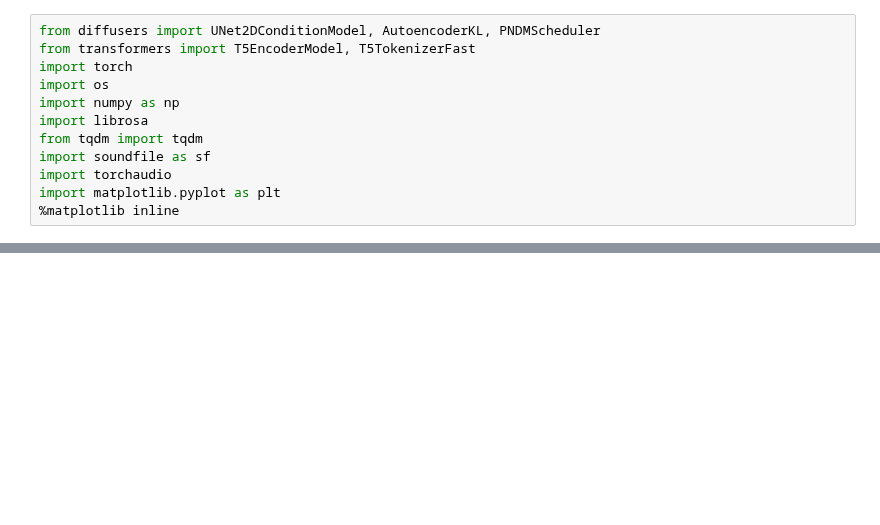
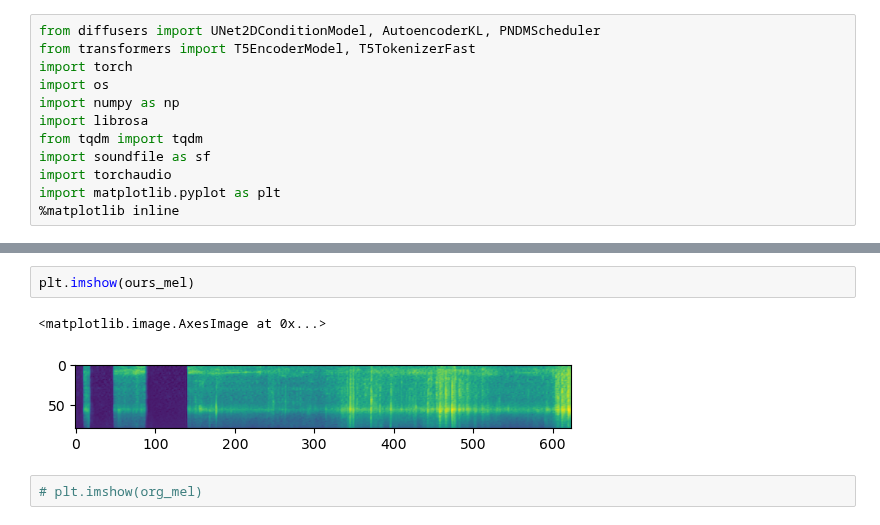
Before and after one commit to HeCheng0625/AudioEditing, a Jupyter notebook: baseline.ipynb, the cells around one changed output, grey strips where cells are left out. Cells and saved outputs as stored; diff of their text form; blank space fills up the shorter version.

```diff
--- a/baseline.ipynb
+++ b/baseline.ipynb
@@ -121,0 +51,7 @@ plt.imshow(mel_src)
+# %%
+plt.imshow(ours_mel)
+# %% [output]
+<matplotlib.image.AxesImage at 0x...>
+[figure, added]
+# %%
+# plt.imshow(org_mel)
```
Also changed, not shown: parts of 14 cells of this notebook, 5 other files.
